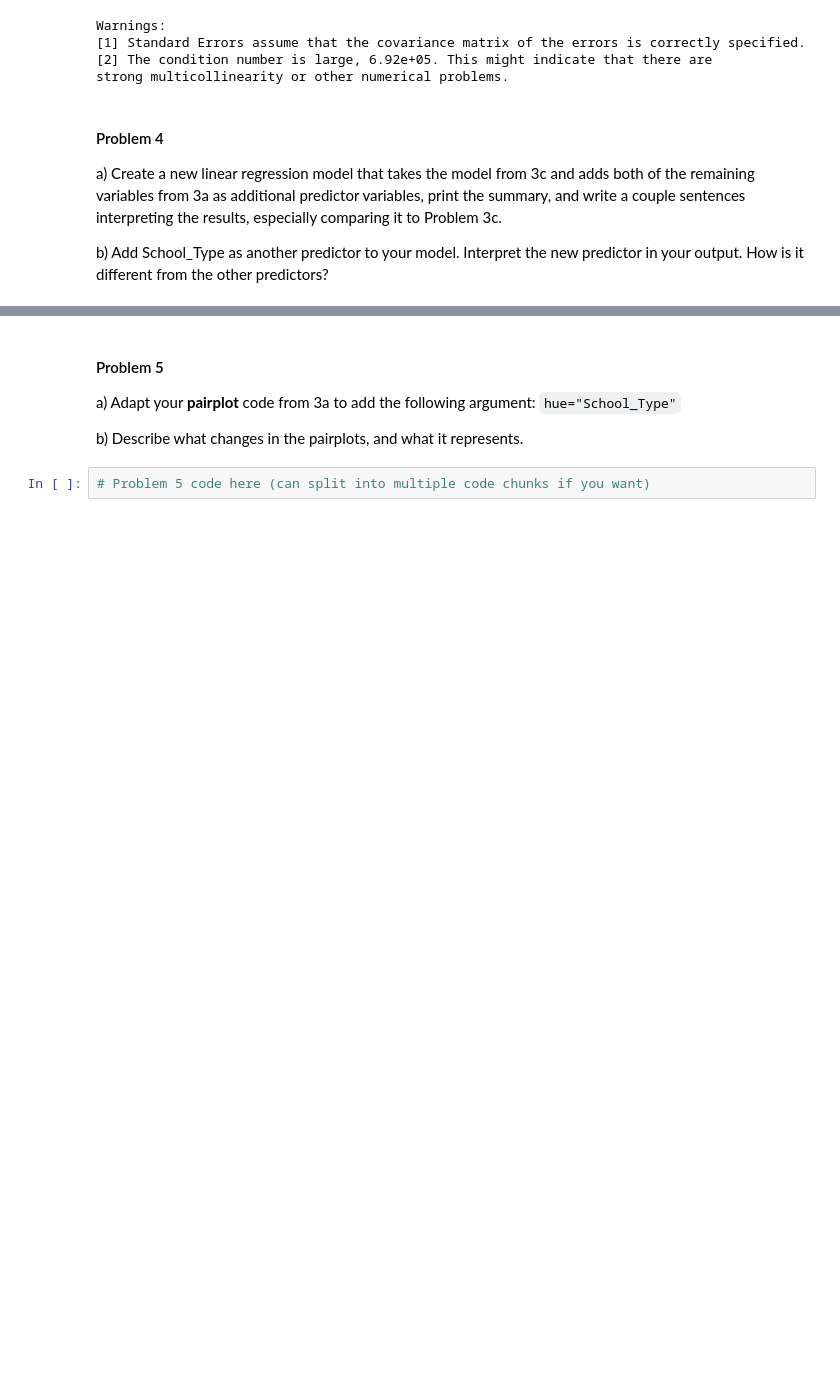
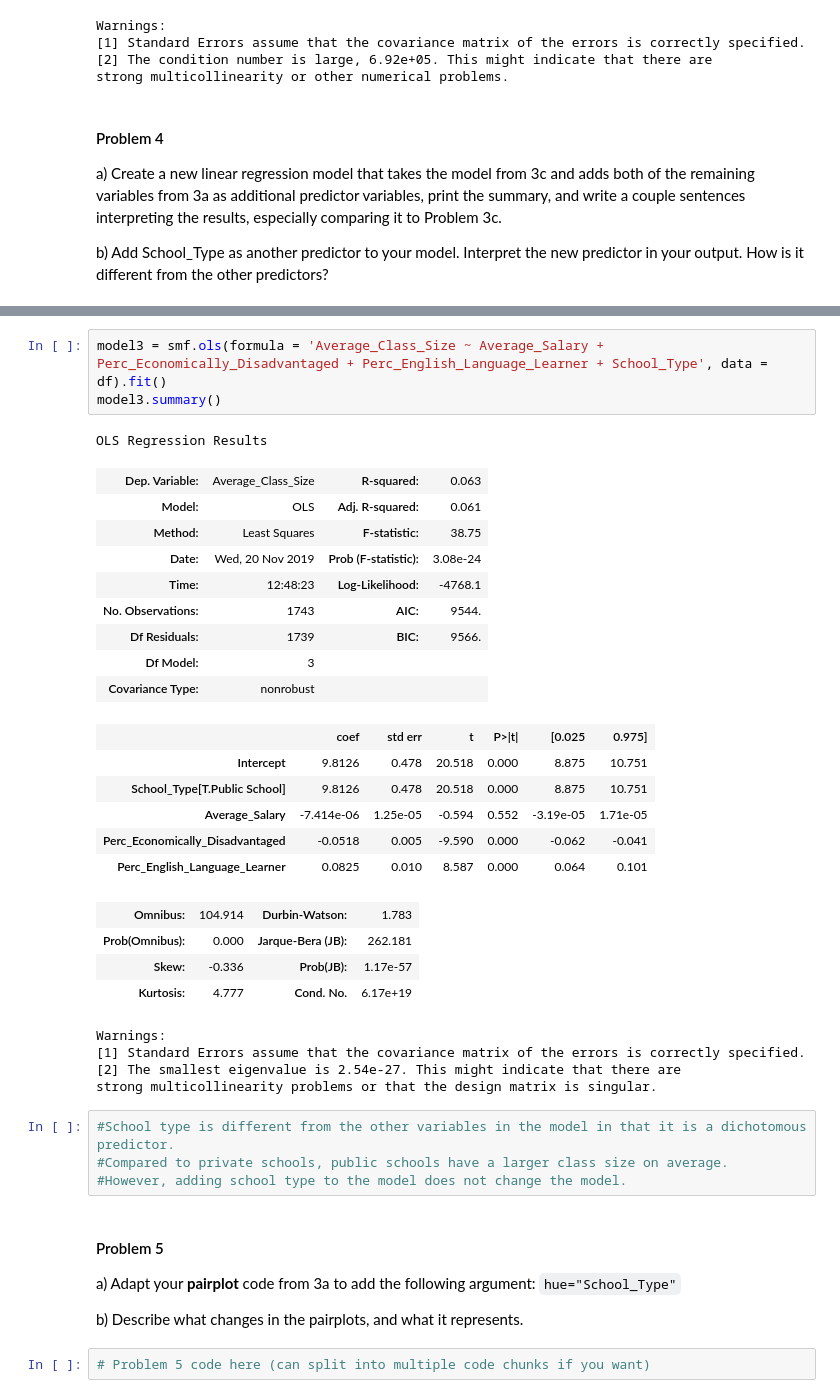
Before and after one commit to destanycb/f19_epsy5200_assignment11, a Jupyter notebook: F19 EPSY 5200 Assignment 11.ipynb, the cells around one changed output, grey strips where cells are left out. Cells and saved outputs as stored; diff of their text form; blank space fills up the shorter version.

Commit message:
Problem 4

```diff
--- a/F19 EPSY 5200 Assignment 11.ipynb
+++ b/F19 EPSY 5200 Assignment 11.ipynb
@@ -141,3 +172,35 @@ b) Add School_Type as another predictor to your model.  Interpret the new predic
+# %%
+model3 = smf.ols(formula = 'Average_Class_Size ~ Average_Salary + Perc_Economically_Disadvantaged + Perc_English_Language_Learner + School_Type', data = df).fit()
+model3.summary()
+# %% [output]
+OLS Regression Results
+| Dep. Variable: | Average_Class_Size | R-squared: | 0.063 |
+| Model: | OLS | Adj. R-squared: | 0.061 |
+| Method: | Least Squares | F-statistic: | 38.75 |
+| Date: | Wed, 20 Nov 2019 | Prob (F-statistic): | 3.08e-24 |
+| Time: | 12:48:23 | Log-Likelihood: | -4768.1 |
+| No. Observations: | 1743 | AIC: | 9544. |
+| Df Residuals: | 1739 | BIC: | 9566. |
+| Df Model: | 3 |  |  |
+| Covariance Type: | nonrobust |  |  |
+|  | coef | std err | t | P>|t| | [0.025 | 0.975] |
+| Intercept | 9.8126 | 0.478 | 20.518 | 0.000 | 8.875 | 10.751 |
+| School_Type[T.Public School] | 9.8126 | 0.478 | 20.518 | 0.000 | 8.875 | 10.751 |
+| Average_Salary | -7.414e-06 | 1.25e-05 | -0.594 | 0.552 | -3.19e-05 | 1.71e-05 |
+| Perc_Economically_Disadvantaged | -0.0518 | 0.005 | -9.590 | 0.000 | -0.062 | -0.041 |
+| Perc_English_Language_Learner | 0.0825 | 0.010 | 8.587 | 0.000 | 0.064 | 0.101 |
+| Omnibus: | 104.914 | Durbin-Watson: | 1.783 |
+| Prob(Omnibus): | 0.000 | Jarque-Bera (JB): | 262.181 |
+| Skew: | -0.336 | Prob(JB): | 1.17e-57 |
+| Kurtosis: | 4.777 | Cond. No. | 6.17e+19 |
+Warnings:
+[1] Standard Errors assume that the covariance matrix of the errors is correctly specified.
+[2] The smallest eigenvalue is 2.54e-27. This might indicate that there are
+strong multicollinearity problems or that the design matrix is singular.
+# %%
+#School type is different from the other variables in the model in that it is a dichotomous predictor.
+#Compared to private schools, public schools have a larger class size on average.
+#However, adding school type to the model does not change the model.
 # %% [markdown]
 #### Problem 5
 
```
Also changed, not shown: parts of 2 cells of this notebook.
